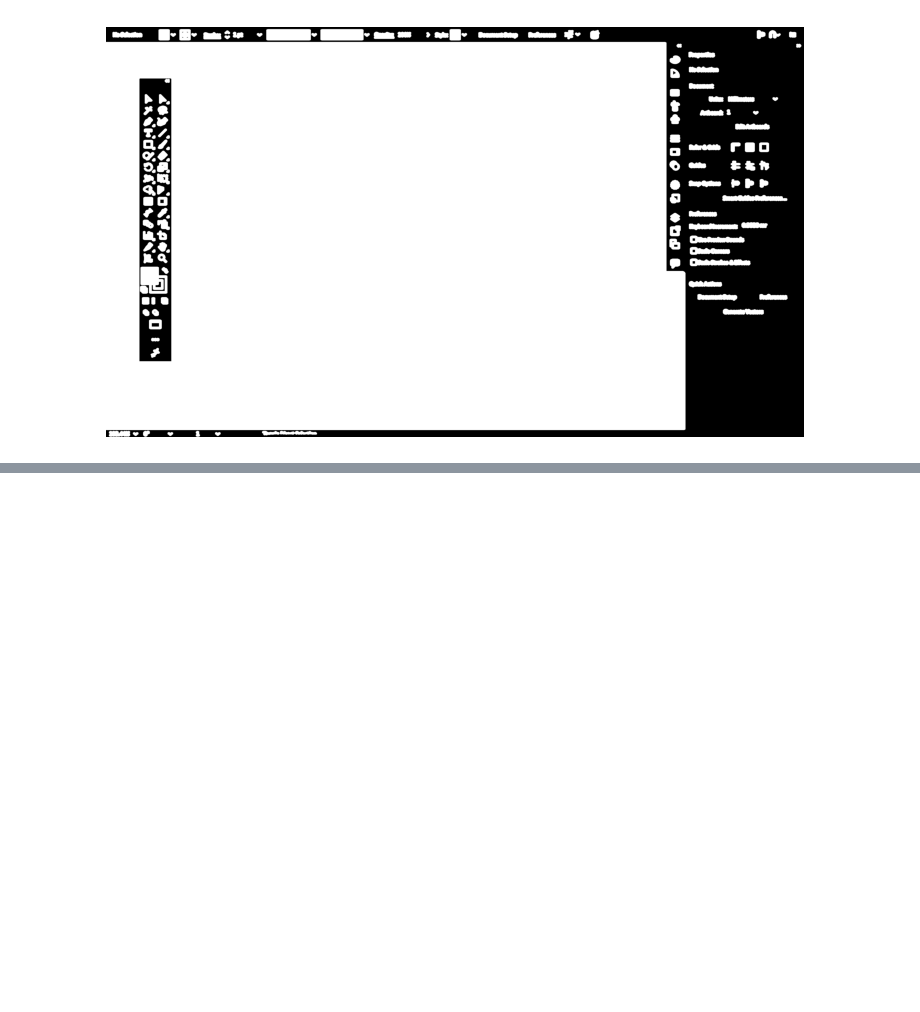
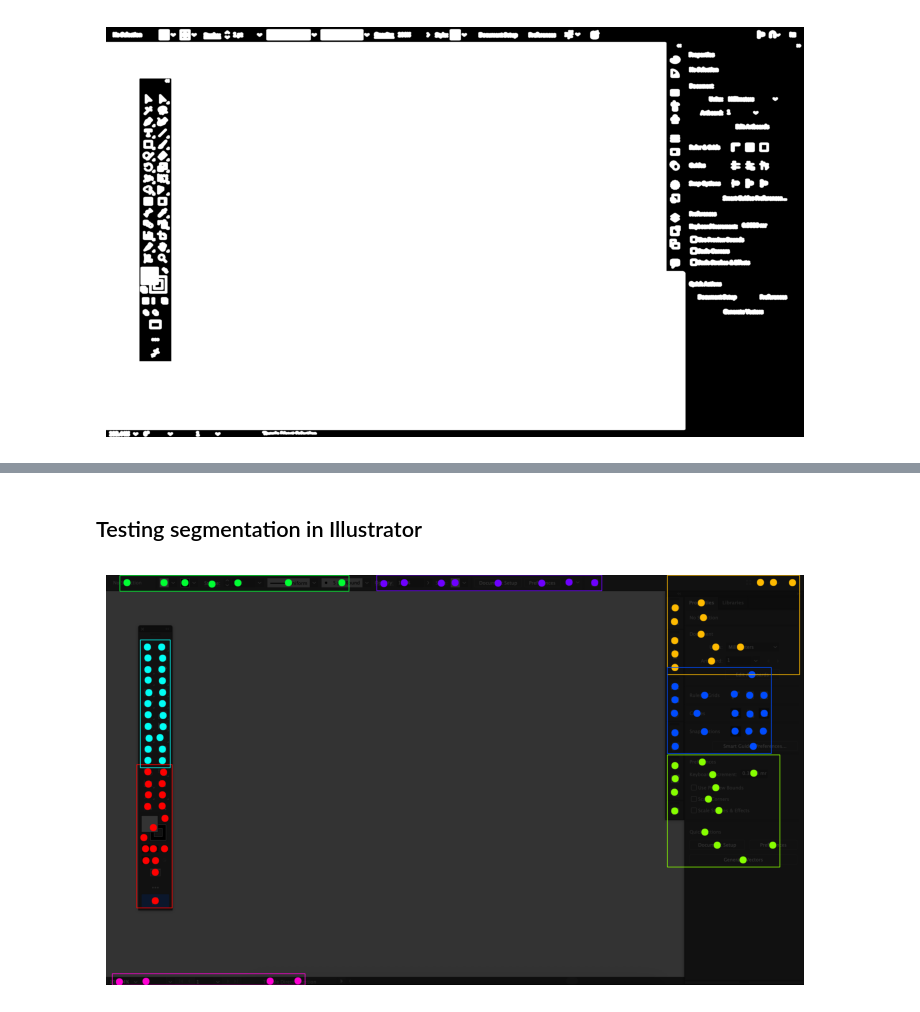
Before and after one commit to marcitt/DVS-Project, a Jupyter notebook: gui-analysis-notebook.ipynb, the cells around one changed output, grey strips where cells are left out. Saved outputs shown, nothing was run; the diff lists cells and outputs as text; code cells hidden in the pictures; blank space fills up the shorter version.

```diff
--- a/gui-analysis-notebook.ipynb
+++ b/gui-analysis-notebook.ipynb
@@ -214,0 +365,9 @@ imshow(bounding_boxes, write=False)
+# %% [markdown]
+## Testing segmentation in Illustrator
+# %%
+image = load_rgb('sample-data/illustrator-1.png')
+bounding_boxes, centres = extract_icons(image, light_mode=False, save_icons=False) #forgot to set light mode to false before
+cluster_img, kmeans = segment_GUI(image, centres, n_clusters=8)
+imshow(cluster_img, write=False)
+# %% [output]
+[figure, added]
```
Also changed, not shown: parts of 17 cells of this notebook.
